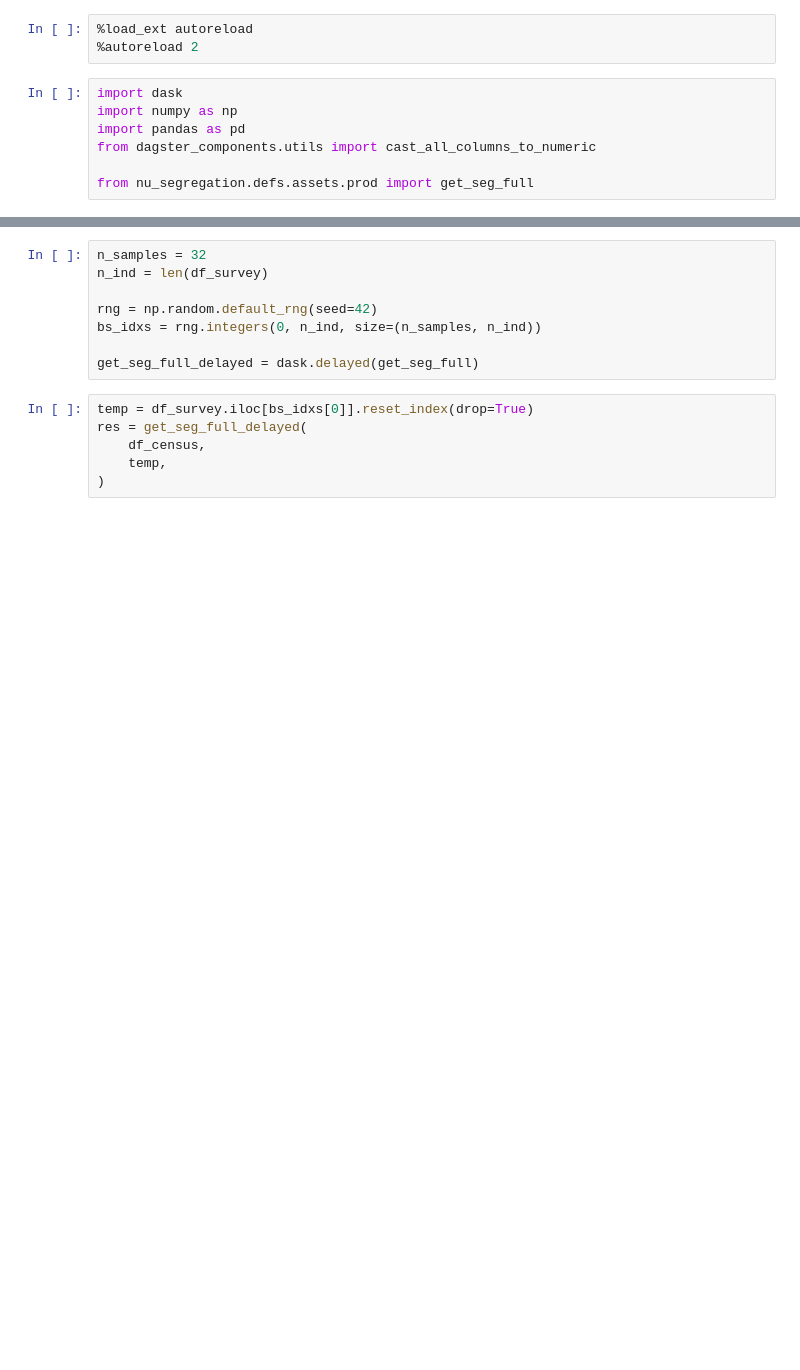
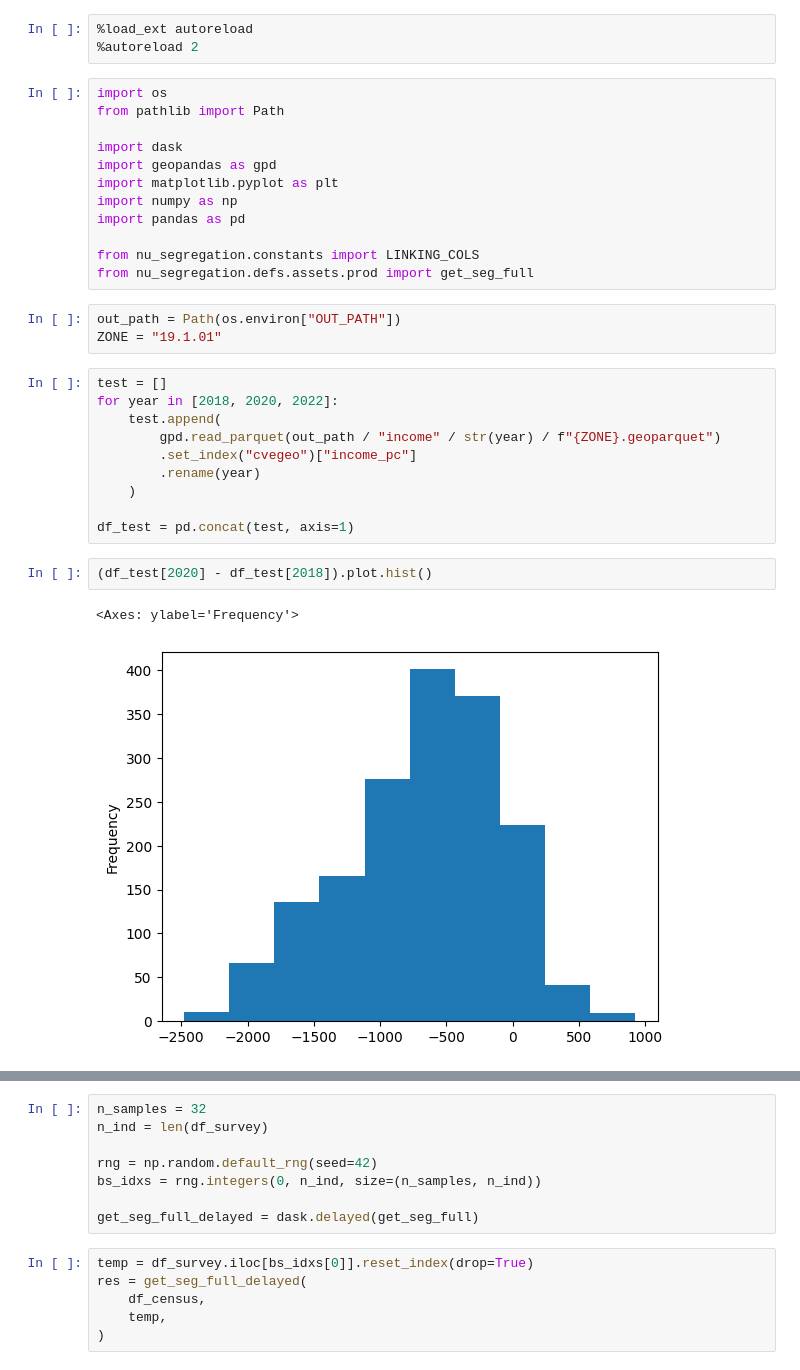
Before and after one commit to RodolfoFigueroa/nu-segregation, a Jupyter notebook: test.ipynb, the cells around one changed output, grey strips where cells are left out. Cells and saved outputs as stored; diff of their text form; blank space fills up the shorter version.

Commit message:
Partial work to implement income asset

```diff
--- a/test.ipynb
+++ b/test.ipynb
@@ -2,10 +2,33 @@
 %load_ext autoreload
 %autoreload 2
 # %%
+import os
+from pathlib import Path
+
 import dask
+import geopandas as gpd
+import matplotlib.pyplot as plt
 import numpy as np
 import pandas as pd
-from dagster_components.utils import cast_all_columns_to_numeric
 
+from nu_segregation.constants import LINKING_COLS
 from nu_segregation.defs.assets.prod import get_seg_full
+# %%
+out_path = Path(os.environ["OUT_PATH"])
+ZONE = "19.1.01"
+# %%
+test = []
+for year in [2018, 2020, 2022]:
+    test.append(
+        gpd.read_parquet(out_path / "income" / str(year) / f"{ZONE}.geoparquet")
+        .set_index("cvegeo")["income_pc"]
+        .rename(year)
+    )
+
+df_test = pd.concat(test, axis=1)
+# %%
+(df_test[2020] - df_test[2018]).plot.hist()
+# %% [output]
+<Axes: ylabel='Frequency'>
+[figure, added]
 # %%
```
Also changed, not shown: parts of 10 cells of this notebook, 13 other files.
